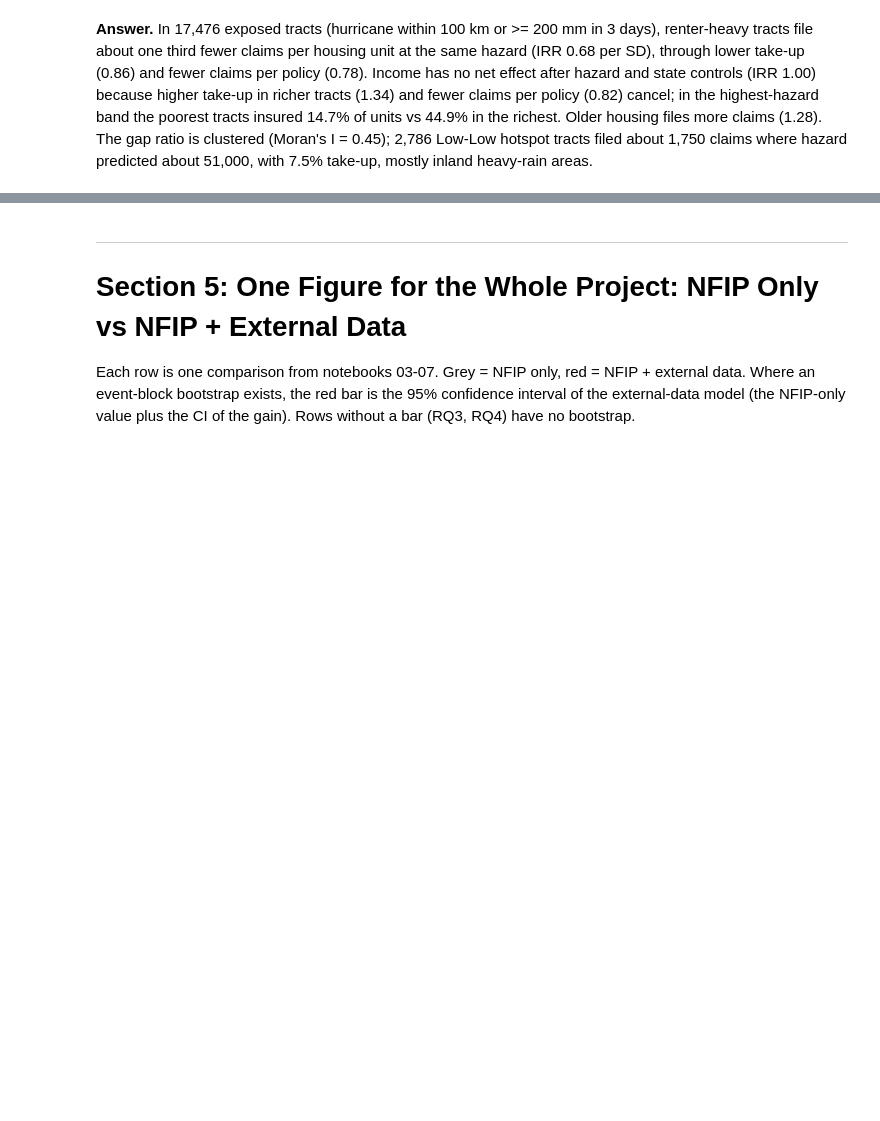
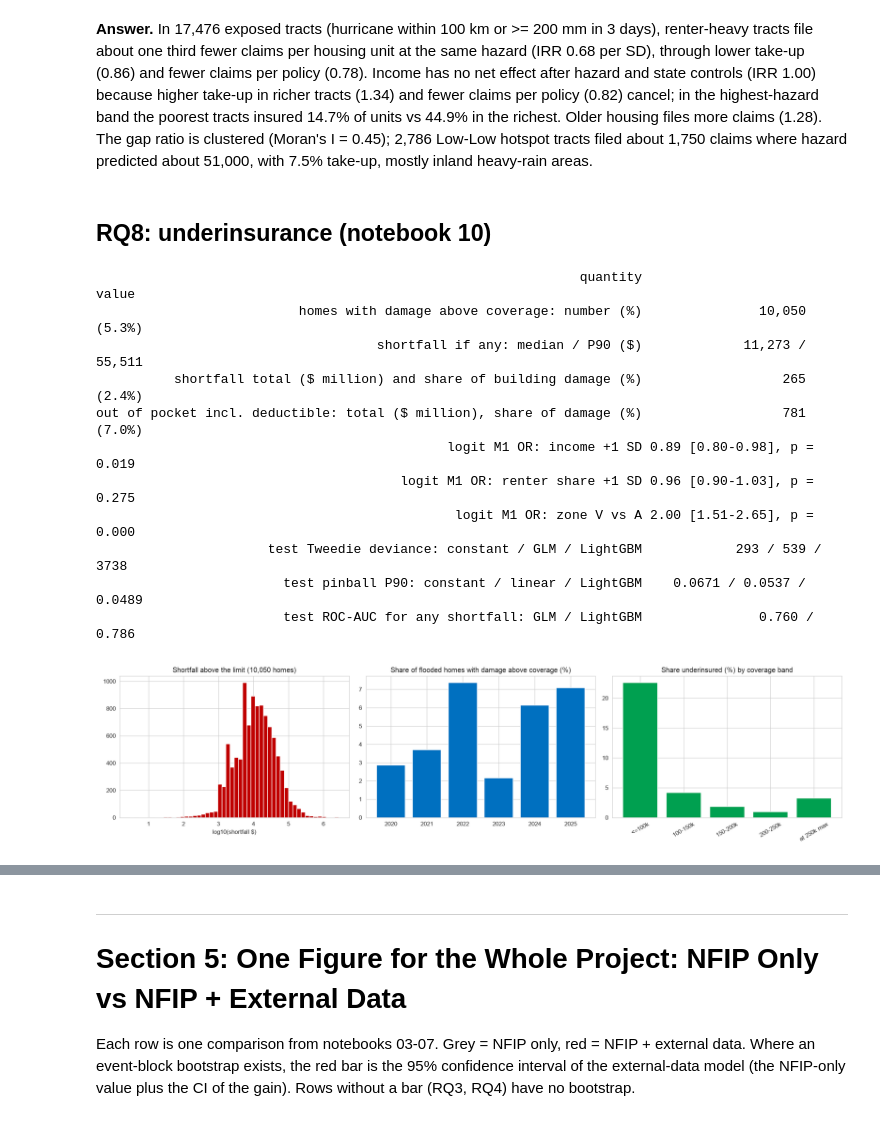
Before and after one commit to VenkatRepaka/nfip, a Jupyter notebook: 99_summary.ipynb, the cells around one changed output, grey strips where cells are left out. Drawn from its saved outputs; the diff is of its cells as text; code cells hidden in the pictures; blank space fills up the shorter version.

```diff
--- a/99_summary.ipynb
+++ b/99_summary.ipynb
@@ -333,3 +337,22 @@ policy (0.78). Income has no net effect after hazard and state controls (IRR 1.0
 (1.34) and fewer claims per policy (0.82) cancel; in the highest-hazard band the poorest tracts insured 14.7% of units vs
 44.9% in the richest. Older housing files more claims (1.28). The gap ratio is clustered (Moran's I = 0.45); 2,786 Low-Low
 hotspot tracts filed about 1,750 claims where hazard predicted about 51,000, with 7.5% take-up, mostly inland heavy-rain areas.
+# %% [markdown]
+## RQ8: underinsurance (notebook 10)
+# %%
+answer_10_rq8 = pd.read_csv(TABLE_DIR / '10_rq8_answer_numbers.csv')
+show_rows(answer_10_rq8, ['homes with damage above', 'shortfall if any', 'shortfall total', 'out of pocket', 'logit M1 OR: income', 'logit M1 OR: renter', 'logit M1 OR: zone V', 'test Tweedie deviance', 'test pinball', 'test ROC-AUC'])
+display(Image(filename=str(FIGURE_DIR / '10_rq8_shortfall_overview.png'), width=1000))
+# %% [output]
+                                                              quantity                       value
+                          homes with damage above coverage: number (%)               10,050 (5.3%)
+                                    shortfall if any: median / P90 ($)             11,273 / 55,511
+          shortfall total ($ million) and share of building damage (%)                  265 (2.4%)
+out of pocket incl. deductible: total ($ million), share of damage (%)                  781 (7.0%)
+                                             logit M1 OR: income +1 SD 0.89 [0.80-0.98], p = 0.019
+                                       logit M1 OR: renter share +1 SD 0.96 [0.90-1.03], p = 0.275
+                                              logit M1 OR: zone V vs A 2.00 [1.51-2.65], p = 0.000
+                      test Tweedie deviance: constant / GLM / LightGBM            293 / 539 / 3738
+                        test pinball P90: constant / linear / LightGBM    0.0671 / 0.0537 / 0.0489
+                        test ROC-AUC for any shortfall: GLM / LightGBM               0.760 / 0.786
+[figure, added]
```
Also changed, not shown: parts of 13 cells of this notebook, 31 other files.
